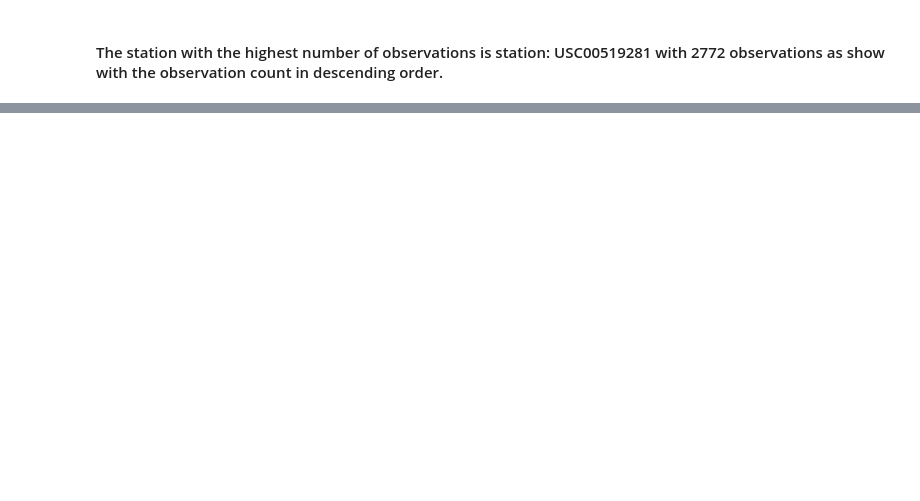
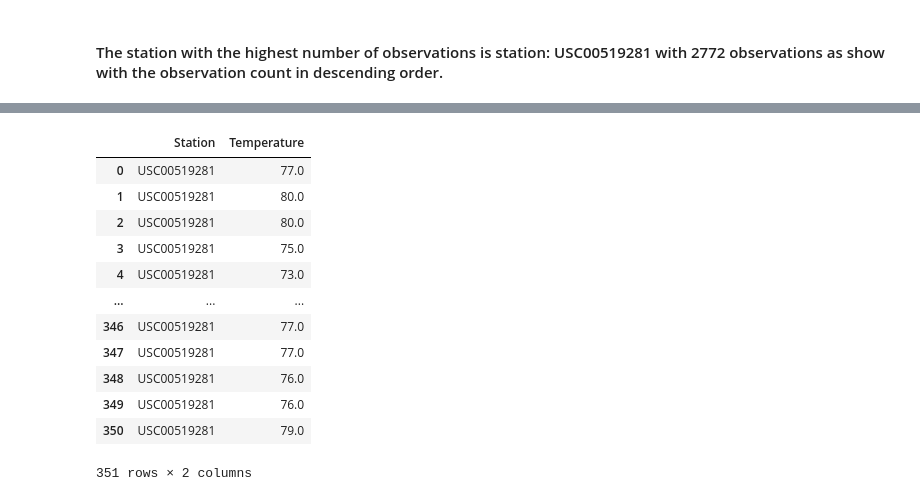
Before and after one commit to alplky/sqlalchemy-challenge, a Jupyter notebook: climate_analysis.ipynb, the cells around one changed output, grey strips where cells are left out. Cells and saved outputs as stored; diff of their text form; code cells hidden in the pictures; blank space fills up the shorter version.

Commit message:
converted station temp to dataframe for plotting

```diff
--- a/climate_analysis.ipynb
+++ b/climate_analysis.ipynb
@@ -209,7 +209,9 @@ active_stations
 # %%
 # get the last 12 months of temperature observation data for station USC00519281
 
-session.query(Measurement.station, Measurement.tobs).filter(Measurement.date > '2016-08-23').filter(Measurement.date <= '2017-08-23').filter(Measurement.station == "USC00519281").all()
+tobs_station = session.query(Measurement.station, Measurement.tobs).filter(Measurement.date > '2016-08-23').filter(Measurement.date <= '2017-08-23').filter(Measurement.station == "USC00519281").all()
+
+tobs_station
 # %% [output]
 [('USC00519281', 77.0),
  ('USC00519281', 80.0),
@@ -229,3 +231,21 @@ session.query(Measurement.station, Measurement.tobs).filter(Measurement.date > '
  ('USC00519281', 76.0),
  ('USC00519281', 79.0)]
 [interactive output not drawn]
+# %%
+# convert results to a dataframe for plotting
+station_temp_df = pd.DataFrame(tobs_station, columns = ["Station", "Temperature"])
+station_temp_df
+# %% [output]
+|  | Station | Temperature |
+| 0 | USC00519281 | 77.0 |
+| 1 | USC00519281 | 80.0 |
+| 2 | USC00519281 | 80.0 |
+| 3 | USC00519281 | 75.0 |
+| 4 | USC00519281 | 73.0 |
+| ... | ... | ... |
+| 346 | USC00519281 | 77.0 |
+| 347 | USC00519281 | 77.0 |
+| 348 | USC00519281 | 76.0 |
+| 349 | USC00519281 | 76.0 |
+| 350 | USC00519281 | 79.0 |
+351 rows × 2 columns
```
Also changed, not shown: parts of 1 cell of this notebook.
